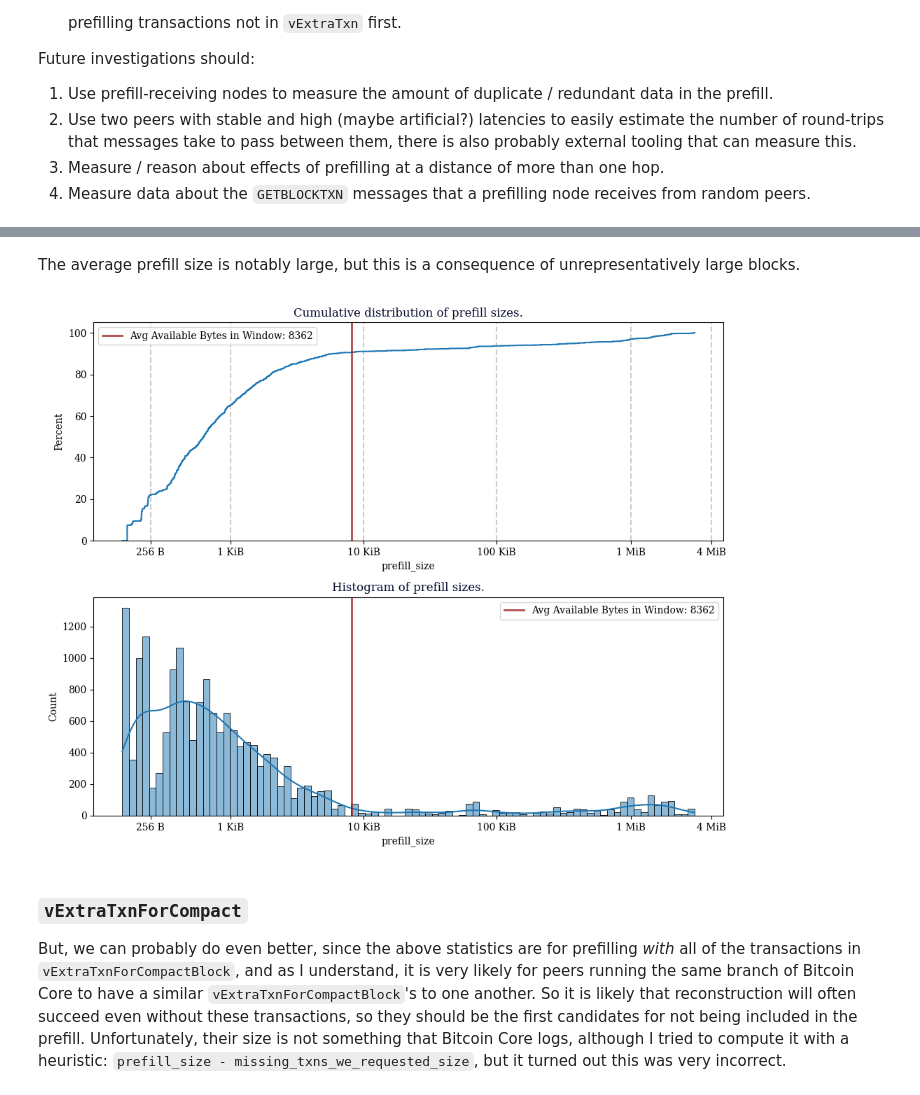
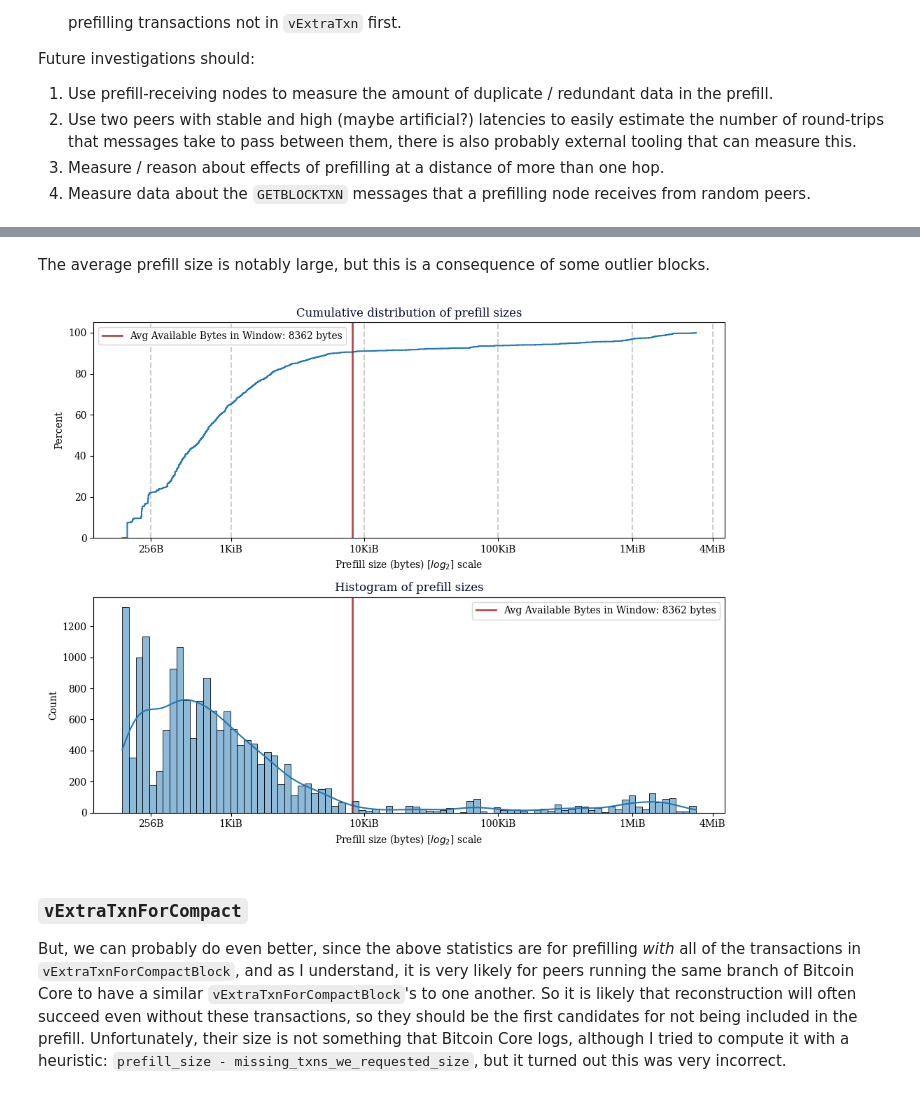
Before and after one commit to davidgumberg/logkicker, a Jupyter notebook: compactblocks/2025-07-11-first-report/Prefilling.ipynb, the cells around one changed output, grey strips where cells are left out. Cells and saved outputs as stored; diff of their text form; code cells hidden in the pictures.

```diff
--- a/compactblocks/2025-07-11-first-report/Prefilling.ipynb
+++ b/compactblocks/2025-07-11-first-report/Prefilling.ipynb
@@ -286,49 +494,50 @@ Avg total prefill size for CMPCTBLOCK's we prefilled: 74593.04
 15042/17536 prefilled blocks sent fit in the available bytes. (85.78%)
 # %% [markdown]
-The average prefill size is notably large, but this is a consequence of unrepresentatively large blocks.
+The average prefill size is notably large, but this is a consequence of some outlier blocks.
 # %%
 # Plot distribution of prefill sizes
+def plot_prefill_distributions(sent):
+    prefilled_sends = sent[sent['prefill_size'] > 0]
 
-prefilled_sends = prefiller_sent[prefiller_sent['prefill_size'] > 0]
+    xticks = [256, 1024, 10*1024, 100*1024, 1024*1024, 4*1024*1024]
+    xtick_labels = ['256B', '1KiB', '10KiB', '100KiB', '1MiB', '4MiB']
+    # Special red vertical line for the average available space for prefill
+    avg_prefill_size = prefilled_sends['window_bytes_available'].mean()
+    avg_prefill_line = {
+        'x': avg_prefill_size,
+        'color': '#9c2020',
+        'alpha': 0.8,
+        'linestyle': '-',
+        'linewidth': 2,
+        'label': f"Avg Available Bytes in Window: {avg_prefill_size:.0f} bytes",
+    }
 
-xticks = [256, 1024, 10*1024, 100*1024, 1024*1024, 4*1024*1024]
-xtick_labels = ['256 B', '1 KiB', '10 KiB', '100 KiB', '1 MiB', '4 MiB']
-# Special red vertical line for the average available space for prefill
-avg_prefill_size = prefilled_sends['window_bytes_available'].mean()
-avg_prefill_line = {
-    'x': avg_prefill_size,
-    'color': '#9c2020',
-    'alpha': 0.8,
-    'linestyle': '-',
-    'linewidth': 2,
-    'label': f"Avg Available Bytes in Window: {avg_prefill_size:.0f}",
-}
+    fig, (ax1, ax2) = plt.subplots(2, figsize=(10, 8), tight_layout=True)
+    sns.ecdfplot(data=prefilled_sends, x="prefill_size", log_scale=2, stat='percent', ax=ax1)
+    ax1.set_title('Cumulative distribution of prefill sizes', fontdict=font)
+    ax1.set_xticks(xticks)
+    # Draw vertical lines at each tick
+    for xtick in xticks:
+        ax1.axvline(x=xtick, color='gray', linestyle='--', alpha=0.4)
 
-fig, (ax1, ax2) = plt.subplots(2, figsize=(10, 8), tight_layout=True)
-sns.ecdfplot(data=prefilled_sends, x="prefill_size", log_scale=2, stat='percent', ax=ax1)
-ax1.set_title('Cumulative distribution of prefill sizes.', fontdict=font)
-ax1.set_xticks(xticks)
-# Draw vertical lines at each tick
-for xtick in xticks:
-    ax1.axvline(x=xtick, color='gray', linestyle='--', alpha=0.4)
-ax1.set_xticklabels(xtick_labels)
+    ax1.xaxis.set_label_text("Prefill size (bytes) [$log_{2}$] scale")
+    ax1.set_xticklabels(xtick_labels)
 
-ax1.axvline(**avg_prefill_line)
-ax1.legend()
+    ax1.axvline(**avg_prefill_line)
+    ax1.legend()
 
-sns.histplot(data=prefilled_sends, x="prefill_size", log_scale=2, ax=ax2, kde=True)
-ax2.set_title('Histogram of prefill sizes.', fontdict=font)
-ax2.set_xticks(xticks)
-ax2.set_xticklabels(xtick_labels)
+    sns.histplot(data=prefilled_sends, x="prefill_size", log_scale=2, ax=ax2, kde=True)
+    ax2.set_title('Histogram of prefill sizes', fontdict=font)
+    ax2.set_xticks(xticks)
+    ax2.set_xticklabels(xtick_labels)
+    ax2.xaxis.set_label_text("Prefill size (bytes) [$log_{2}$] scale")
 
-ax2.axvline(**avg_prefill_line)
-ax2.legend()
+    ax2.axvline(**avg_prefill_line)
+    ax2.legend()
 
-#mplcursors.cursor([ax1, ax2], hover=True)
-
-plt.show()
+plot_prefill_distributions(prefiller_sent)
 # %% [output]
-[figure, old version]
+[figure, new version]
 # %% [markdown]
 ### `vExtraTxnForCompact`
 But, we can probably do even better, since the above statistics are for prefilling *with* all of the transactions in `vExtraTxnForCompactBlock`, and as I understand, it is very likely for peers running the same branch of Bitcoin Core to have a similar `vExtraTxnForCompactBlock`'s to one another. So it is likely that reconstruction will often succeed even without these transactions, so they should be the first candidates for not being included in the prefill. Unfortunately, their size is not something that Bitcoin Core logs, although I tried to compute it with a heuristic: `prefill_size - missing_txns_we_requested_size`, but it turned out this was very incorrect.
```
Also changed, not shown: parts of 31 cells of this notebook.
